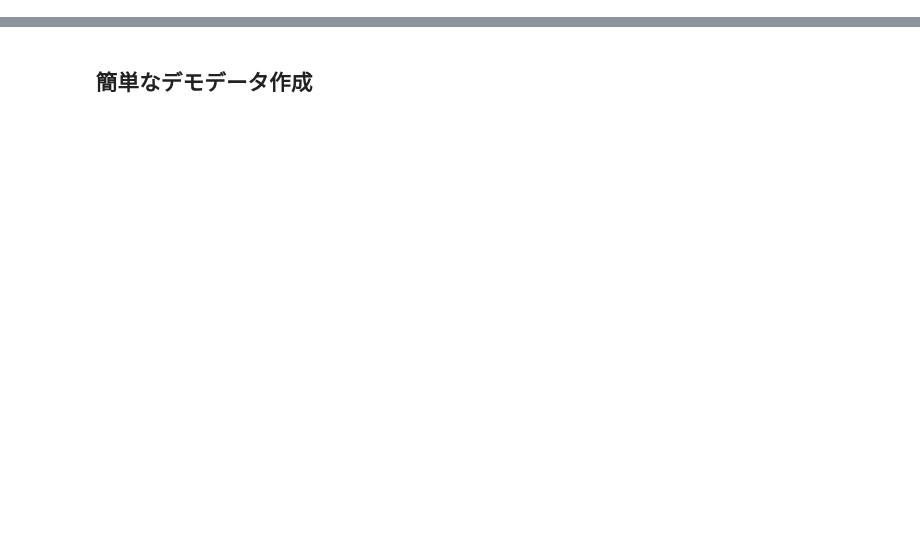
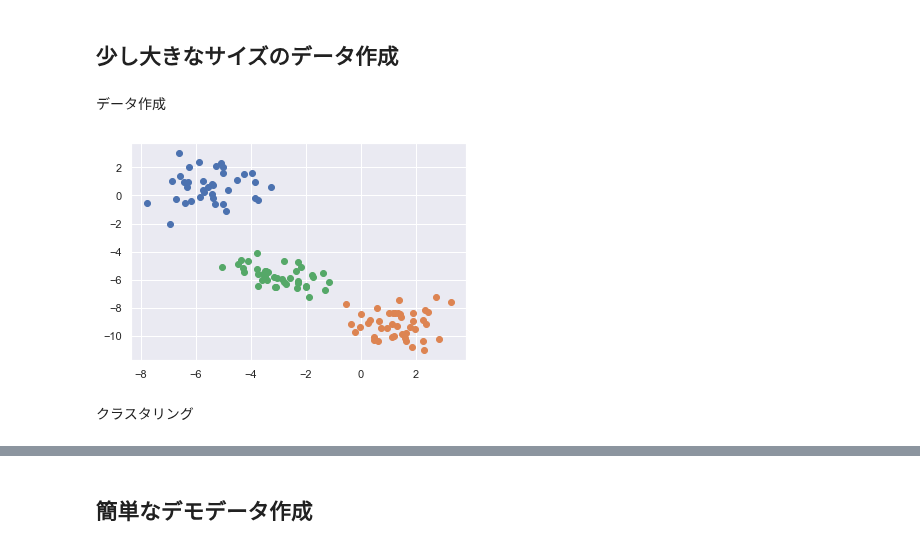
Before and after one commit to takeuchi-lab/Post-Hierarchical-Clustering-Inference, a Jupyter notebook: cluster/data/create_demo_data.ipynb, the cells around one changed output, grey strips where cells are left out. Cells and saved outputs as stored; diff of their text form; code cells hidden in the pictures; blank space fills up the shorter version.

```diff
--- a/cluster/data/create_demo_data.ipynb
+++ b/cluster/data/create_demo_data.ipynb
@@ -11,0 +13,30 @@ varied = datasets.make_blobs(n_samples=n, cluster_std=[1.0, 1.0, 1.0], random_st
+# %% [markdown]
+## 少し大きなサイズのデータ作成
+# %% [markdown]
+データ作成
+# %%
+n = 150
+varied = datasets.make_blobs(n_samples=n, cluster_std=[1.0, 1.0, 1.0], random_state=16)
+
+pd.DataFrame(varied[0]).to_csv("data_blobs.csv", header=None, index=False)
+
+ind = np.arange(0, n)
+
+d_ind = np.sort(np.random.choice(ind, int(n * 0.8), replace=False))
+e_ind = np.sort(np.array(list(set(np.arange(0, n)) - set(d_ind))))
+
+data = varied[0][d_ind]
+d_label = varied[1][d_ind]
+
+esti = varied[0][e_ind]
+
+plt.plot(data[:, 0][d_label == 0], data[:, 1][d_label == 0], 'o')
+plt.plot(data[:, 0][d_label == 1], data[:, 1][d_label == 1], 'o')
+plt.plot(data[:, 0][d_label == 2], data[:, 1][d_label == 2], 'o')
+# plt.tick_params(bottom=False, left=False, right=False, top=False, labelbottom=False, labelleft=False, labelright=False, labeltop=False)
+# plt.savefig("demo_artificial.svg", pad_inches=0, bbox_inches='tight')
+plt.show()
+# %% [output]
+[figure, added]
+# %% [markdown]
+クラスタリング
```
Also changed, not shown: parts of 40 cells of this notebook, 3 other files.
